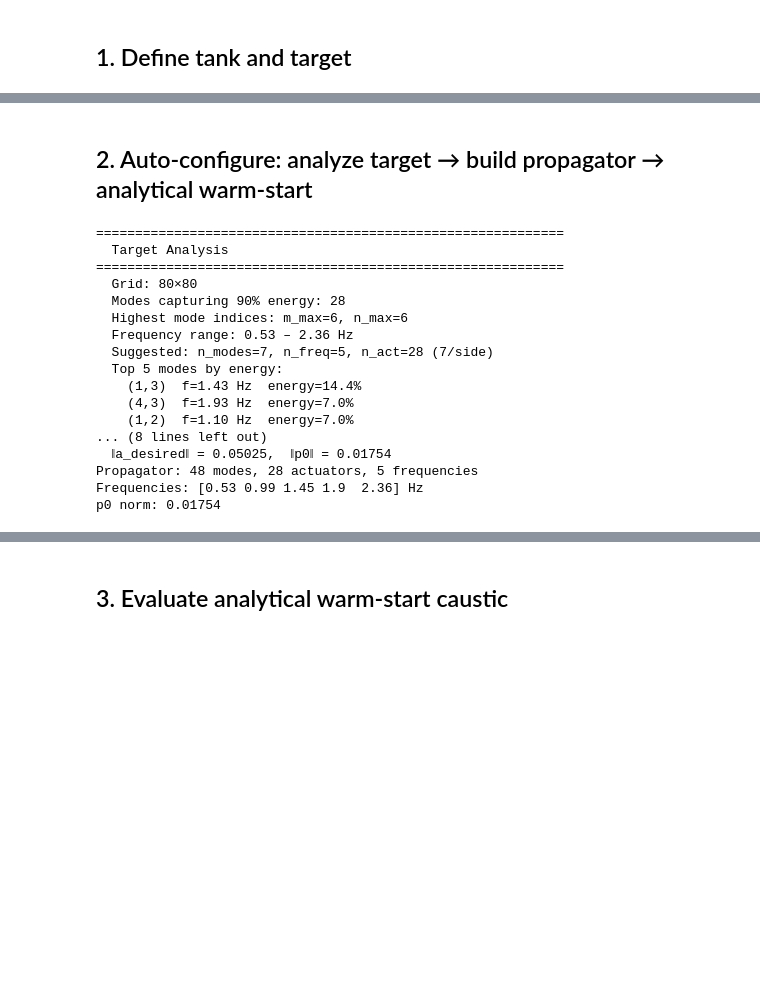
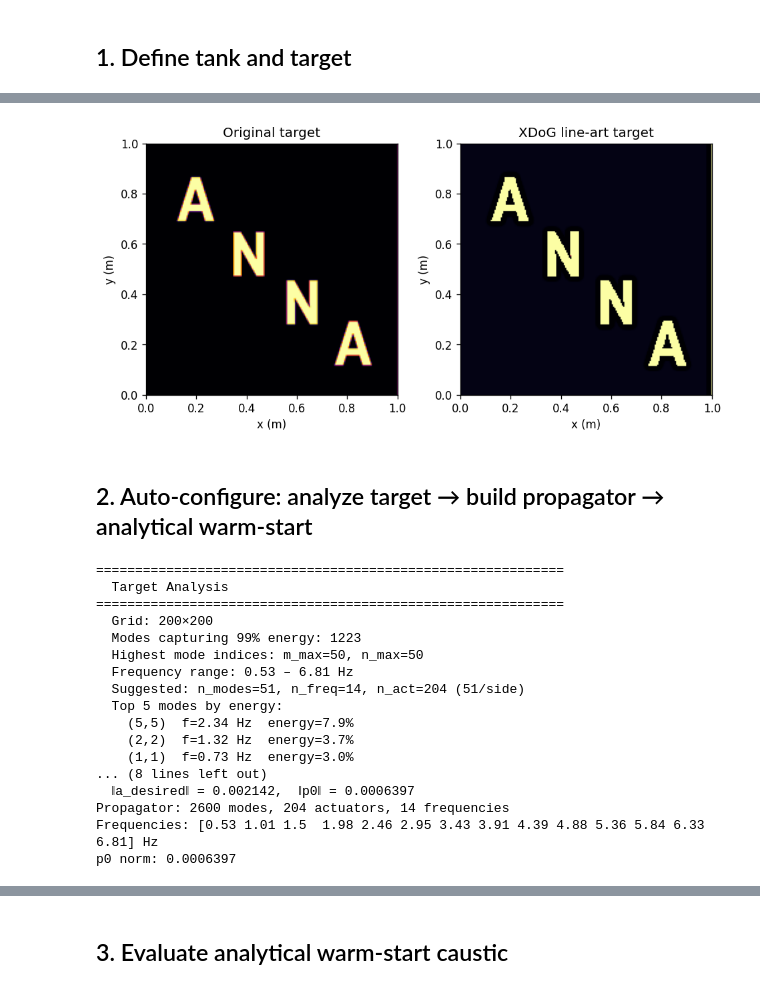
Before and after one commit to alexhrubin/water_v2, a Jupyter notebook: notebooks/optimize.ipynb, the cells around one changed output, grey strips where cells are left out. Saved outputs shown, nothing was run; the diff lists cells and outputs as text; code cells hidden in the pictures; blank space fills up the shorter version.

```diff
--- a/notebooks/optimize.ipynb
+++ b/notebooks/optimize.ipynb
@@ -57,11 +63,44 @@ Target shape: (80, 80)
+# %%
+# XDoG preprocessing — replace the continuous-tone target with a line-art
+# version that lives in the curvature-biased subspace the caustic physics
+# can render. Bright lines on dark background match the caustic aesthetic
+# (light adds intensity to the local image).
+from scipy.ndimage import gaussian_filter
+
+def xdog(img, sigma=0.7, k=1.6, p=20.0, eps=0.01, phi=200.0):
+    g1 = gaussian_filter(img, sigma=sigma)
+    g2 = gaussian_filter(img, sigma=k * sigma)
+    dog = (1.0 + p) * g1 - p * g2
+    return np.where(dog >= eps, 1.0, 1.0 + np.tanh(phi * (dog - eps)))
+
+xdog_raw = xdog(target)                  # white-bg, dark-line stylization
+target_line = xdog_raw             # invert → dark-bg, bright-line
+target_line = np.clip(target_line, 0.0, None).astype(np.float64)
+target_line /= max(target_line.max(), 1e-12)
+
+fig, axes = plt.subplots(1, 2, figsize=(8, 4))
+axes[0].imshow(target.T, origin='lower', extent=[0,tank.Lx,0,tank.Ly], cmap='inferno')
+axes[0].set_title('Original target')
+axes[1].imshow(target_line.T, origin='lower', extent=[0,tank.Lx,0,tank.Ly], cmap='inferno')
+axes[1].set_title('XDoG line-art target')
+for ax in axes:
+    ax.set_xlabel('x (m)'); ax.set_ylabel('y (m)')
+plt.tight_layout()
+plt.savefig('target_xdog.png', dpi=120)
+plt.show()
+
+# Hand the line-art target to downstream cells
+target = target_line
+# %% [output]
+[figure, added]
 # %% [markdown]
 ## 2. Auto-configure: analyze target → build propagator → analytical warm-start
 # %%
 setup = setup_from_target(
     target, tank,
     nx=nx, ny=ny,
-    energy_fraction=0.90,
-    n_modes_max=30,
+    energy_fraction=0.99,
+    n_modes_max=50,
     T_eval=1.0,
 )
 
@@ -78,17 +117,17 @@ print(f"p0 norm: {np.linalg.norm(p0):.4g}")
 ============================================================
   Target Analysis
 ============================================================
-  Grid: 80×80
-  Modes capturing 90% energy: 28
-  Highest mode indices: m_max=6, n_max=6
-  Frequency range: 0.53 – 2.36 Hz
-  Suggested: n_modes=7, n_freq=5, n_act=28 (7/side)
+  Grid: 200×200
+  Modes capturing 99% energy: 1223
+  Highest mode indices: m_max=50, n_max=50
+  Frequency range: 0.53 – 6.81 Hz
+  Suggested: n_modes=51, n_freq=14, n_act=204 (51/side)
   Top 5 modes by energy:
-    (1,3)  f=1.43 Hz  energy=14.4%
-    (4,3)  f=1.93 Hz  energy=7.0%
-    (1,2)  f=1.10 Hz  energy=7.0%
+    (5,5)  f=2.34 Hz  energy=7.9%
+    (2,2)  f=1.32 Hz  energy=3.7%
+    (1,1)  f=0.73 Hz  energy=3.0%
 ... (8 lines left out)
-  ‖a_desired‖ = 0.05025,  ‖p0‖ = 0.01754
-Propagator: 48 modes, 28 actuators, 5 frequencies
-Frequencies: [0.53 0.99 1.45 1.9  2.36] Hz
-p0 norm: 0.01754
+  ‖a_desired‖ = 0.002142,  ‖p0‖ = 0.0006397
+Propagator: 2600 modes, 204 actuators, 14 frequencies
+Frequencies: [0.53 1.01 1.5  1.98 2.46 2.95 3.43 3.91 4.39 4.88 5.36 5.84 6.33 6.81] Hz
+p0 norm: 0.0006397
```
Also changed, not shown: parts of 9 cells of this notebook, 8 other files.
